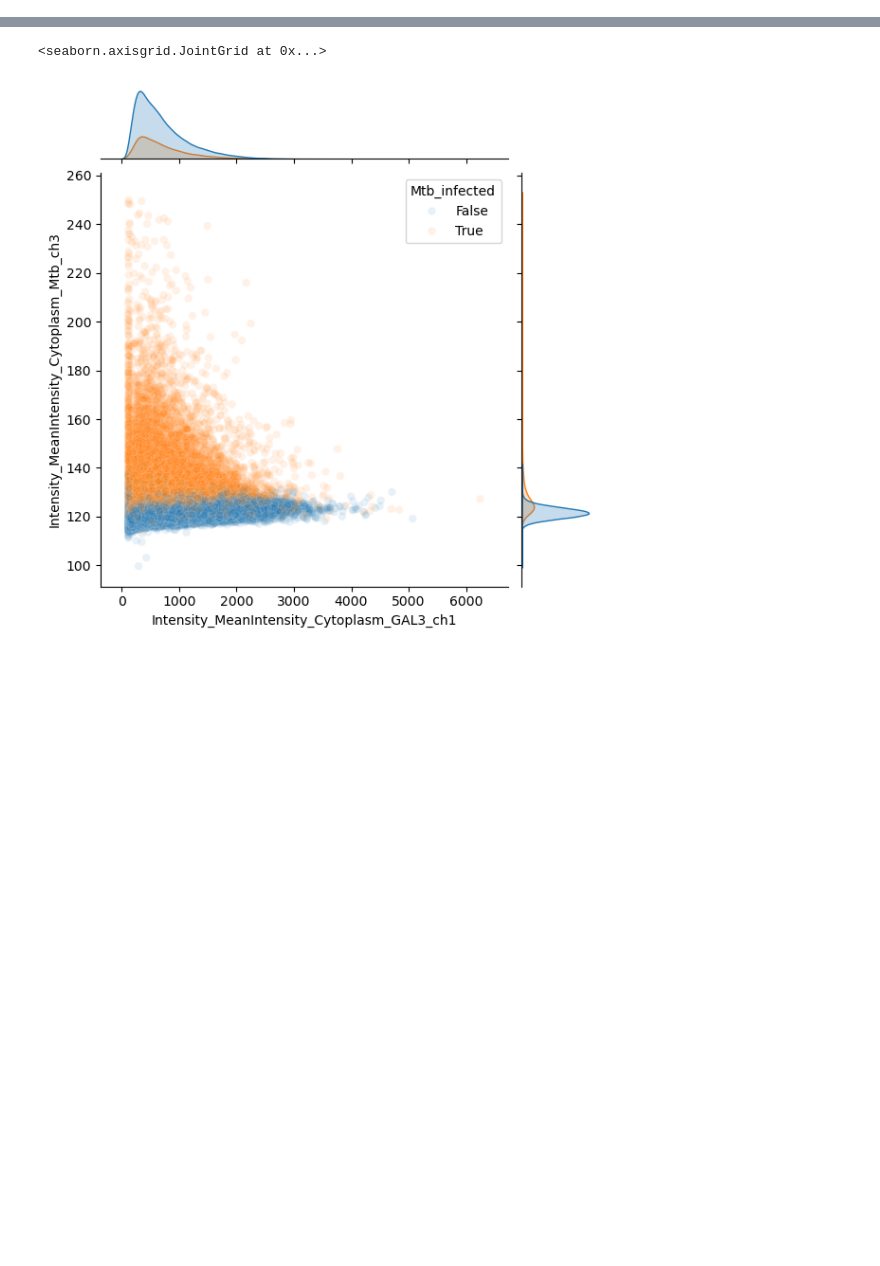
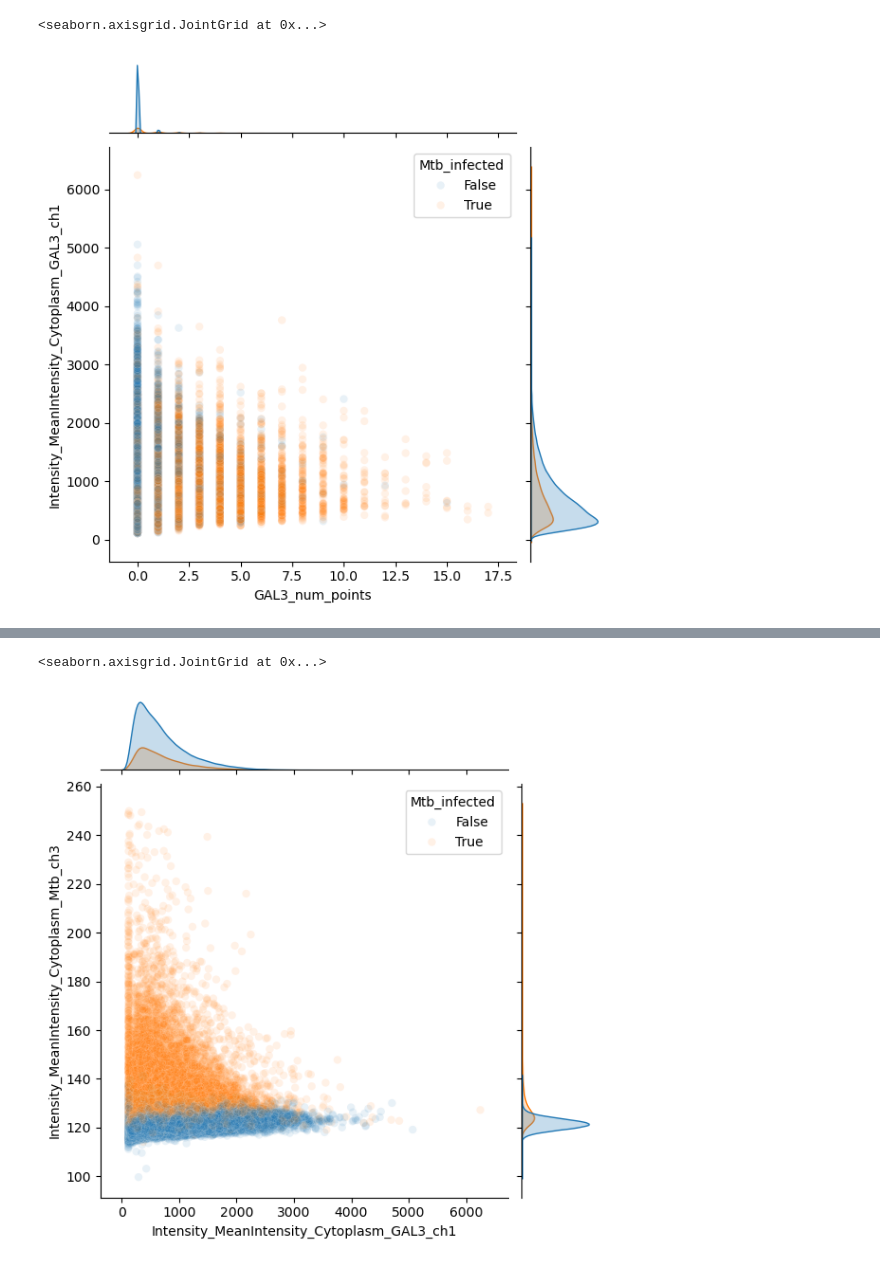
Before and after one commit to adiezsanchez/lisaoya_hcs_mtb, a Jupyter notebook: plate_analysis.ipynb, the cells around one changed output, grey strips where cells are left out. Drawn from its saved outputs; the diff is of its cells as text; code cells hidden in the pictures; blank space fills up the shorter version.

```diff
--- a/plate_analysis.ipynb
+++ b/plate_analysis.ipynb
@@ -28,0 +32,12 @@ df = df[df["Intensity_MeanIntensity_Cytoplasm_Chmp4B_ch2"] <= 1100]
+# %%
+sns.jointplot(
+    x="GAL3_num_points",
+    y="Intensity_MeanIntensity_Cytoplasm_GAL3_ch1",
+    data=df,
+    hue="Mtb_infected",
+    kind="scatter",
+    alpha= 0.1  # adjust transparency (0=transparent, 1=opaque)
+)
+# %% [output]
+<seaborn.axisgrid.JointGrid at 0x...>
+[figure, added]
```
Also changed, not shown: parts of 10 cells of this notebook, 4 other files.
